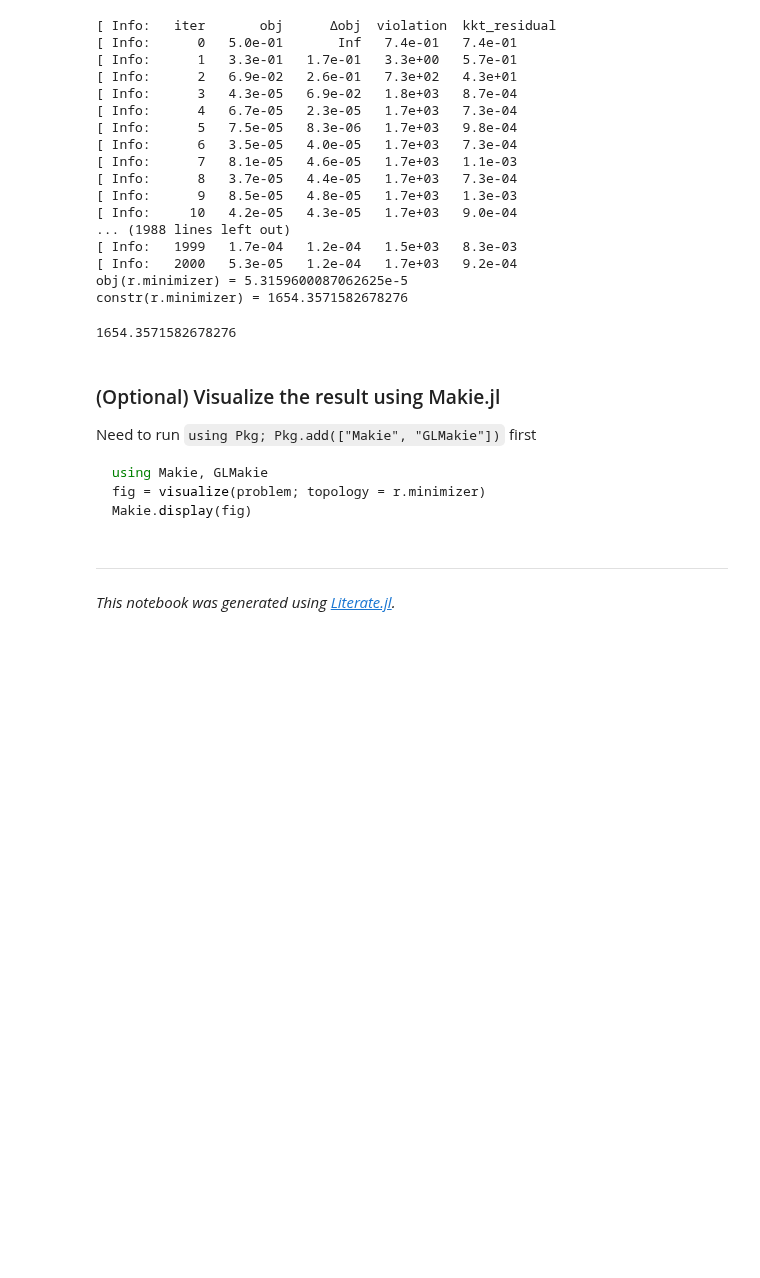
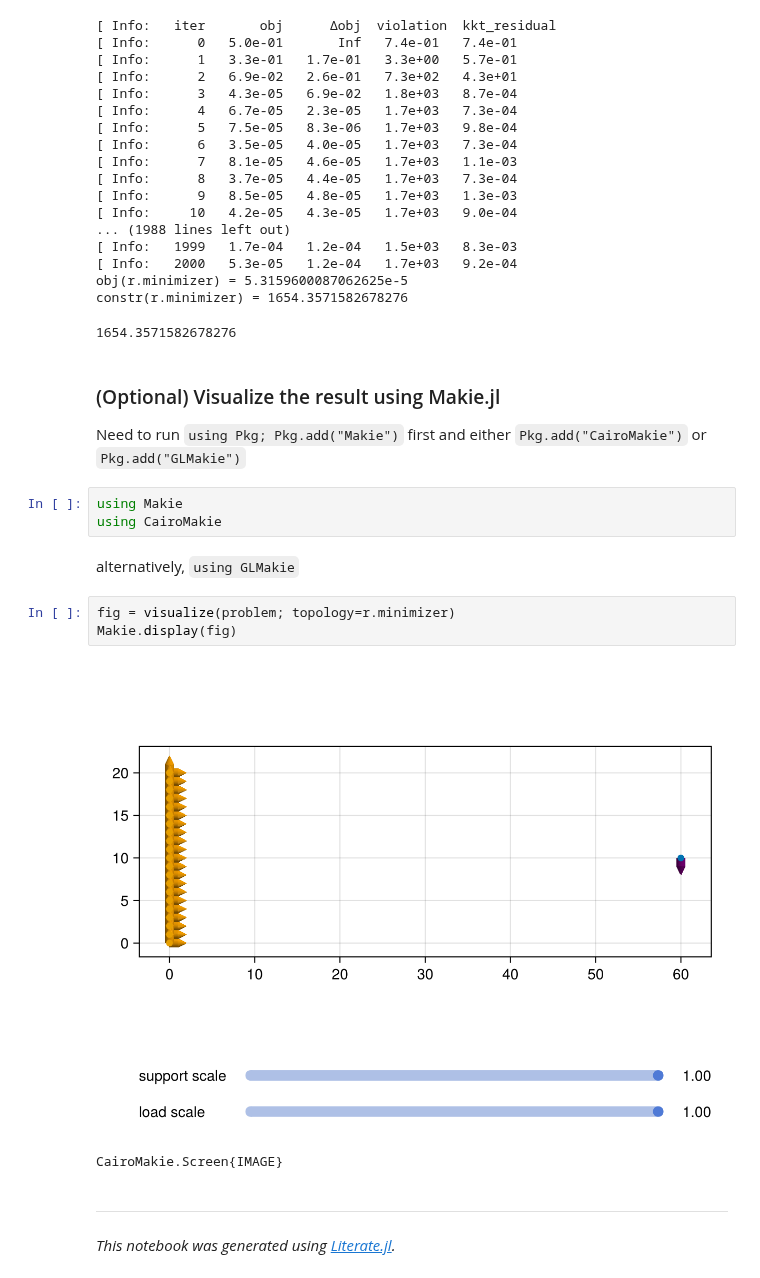
Before and after one commit to JuliaTopOpt/TopOpt.jl, a Jupyter notebook: previews/PR181/examples/global_stress.ipynb, the cells around one changed output. Drawn from its saved outputs; the diff is of its cells as text; blank space fills up the shorter version.

````diff
--- a/previews/PR181/examples/global_stress.ipynb
+++ b/previews/PR181/examples/global_stress.ipynb
@@ -94,12 +94,18 @@ constr(r.minimizer) = 1654.3571582678276
 1654.3571582678276
 # %% [markdown]
 ### (Optional) Visualize the result using Makie.jl
-Need to run `using Pkg; Pkg.add(["Makie", "GLMakie"])` first
-```julia
-using Makie, GLMakie
-fig = visualize(problem; topology = r.minimizer)
-Makie.display(fig)
-```
+Need to run `using Pkg; Pkg.add("Makie")` first and either `Pkg.add("CairoMakie")` or `Pkg.add("GLMakie")`
+# %%
+using Makie
+using CairoMakie
+# %% [markdown]
+alternatively, `using GLMakie`
+# %%
+fig = visualize(problem; topology=r.minimizer)
+Makie.display(fig)
+# %% [output]
+[figure, added]
+CairoMakie.Screen{IMAGE}
 # %% [markdown]
 ---
 
````
Also changed, not shown: 34 other files.
